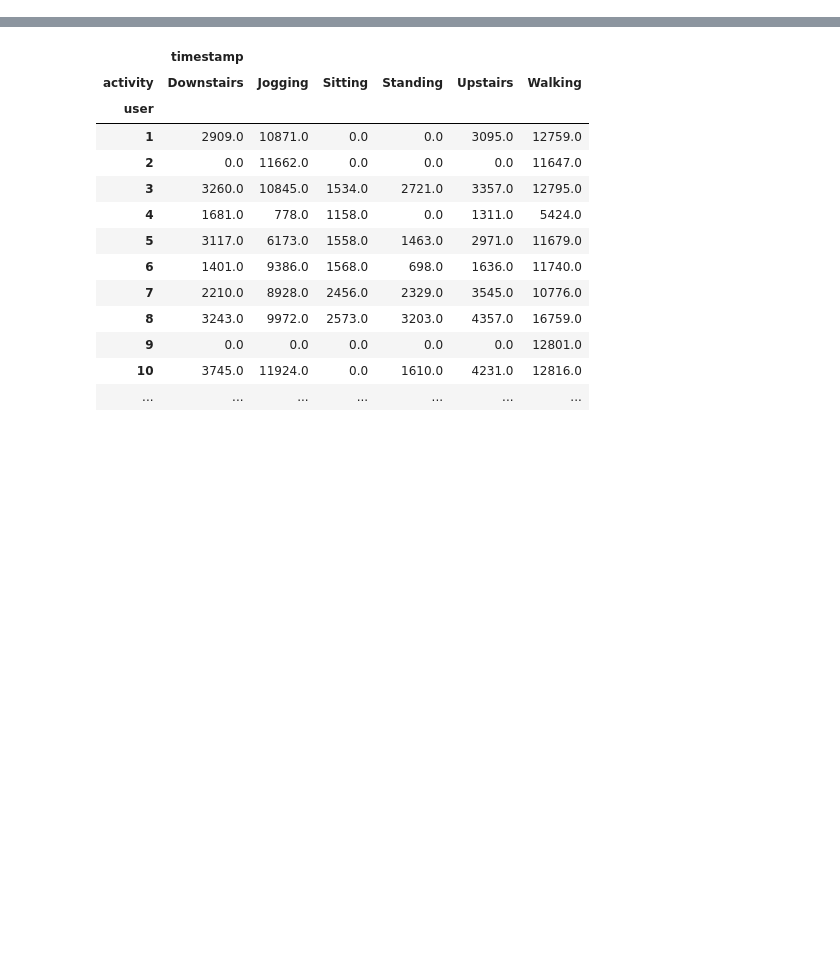
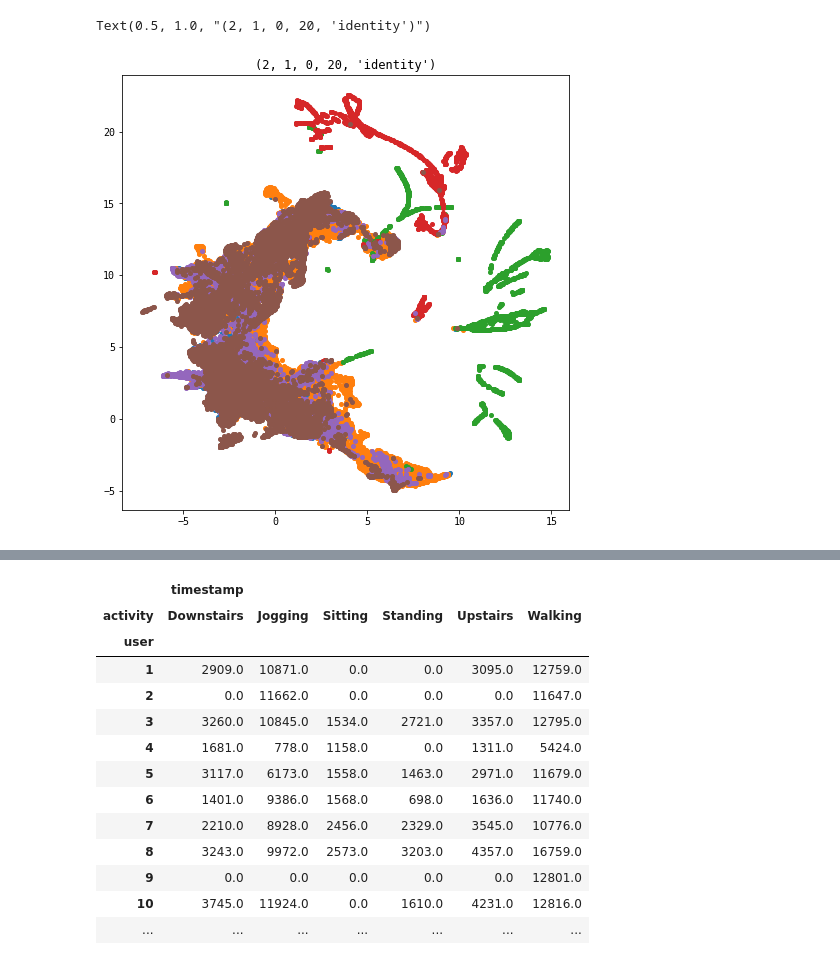
Before and after one commit to sinwall/geoml, a Jupyter notebook: wisdm.ipynb, the cells around one changed output, grey strips where cells are left out. Saved outputs shown, nothing was run; the diff lists cells and outputs as text; code cells hidden in the pictures; blank space fills up the shorter version.

```diff
--- a/wisdm.ipynb
+++ b/wisdm.ipynb
@@ -57,0 +141,13 @@ y_train, y_test = y[~mask_test], y[mask_test]
+# %%
+from umap import UMAP
+
+reducer = UMAP(random_state=42)
+usr = 36
+fs_red_small = reducer.fit_transform(fs)
+plt.figure(figsize=(8, 8))
+for i in range(np.max(y)+1):
+    plt.scatter(*fs_red_small[(y==i)].T, s=16., c=f'C{i}')
+plt.title(key)
+# %% [output]
+Text(0.5, 1.0, "(2, 1, 0, 20, 'identity')")
+[figure, added]
```
Also changed, not shown: parts of 12 cells of this notebook.
